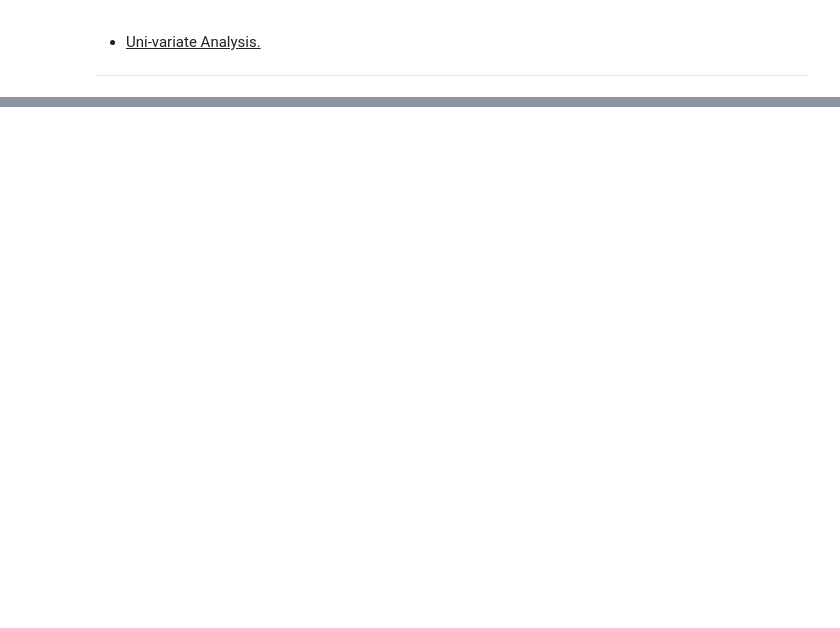
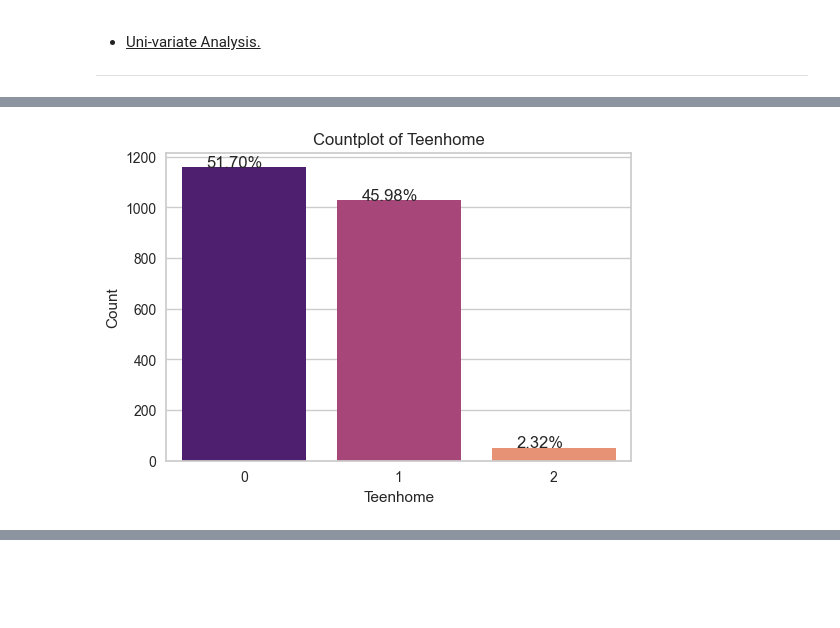
Before and after one commit to Sandipan-Roy/sr, a Jupyter notebook: ML/Unsupervised/DBSCAN/DBSCAN_SandipanRoy_20260511.ipynb, the cells around one changed output, grey strips where cells are left out. Saved outputs shown, nothing was run; the diff lists cells and outputs as text; code cells hidden in the pictures; blank space fills up the shorter version.

```diff
--- a/ML/Unsupervised/DBSCAN/DBSCAN_SandipanRoy_20260511.ipynb
+++ b/ML/Unsupervised/DBSCAN/DBSCAN_SandipanRoy_20260511.ipynb
@@ -342,0 +486,4 @@ def plot_univariate_distribution(df, column, plot_type="histogram", plot_width=6
+# %%
+plot_univariate_distribution(data, column="Teenhome", plot_type="countplot")
+# %% [output]
+[figure, added]
```
Also changed, not shown: parts of 121 cells of this notebook, 3 other files.
